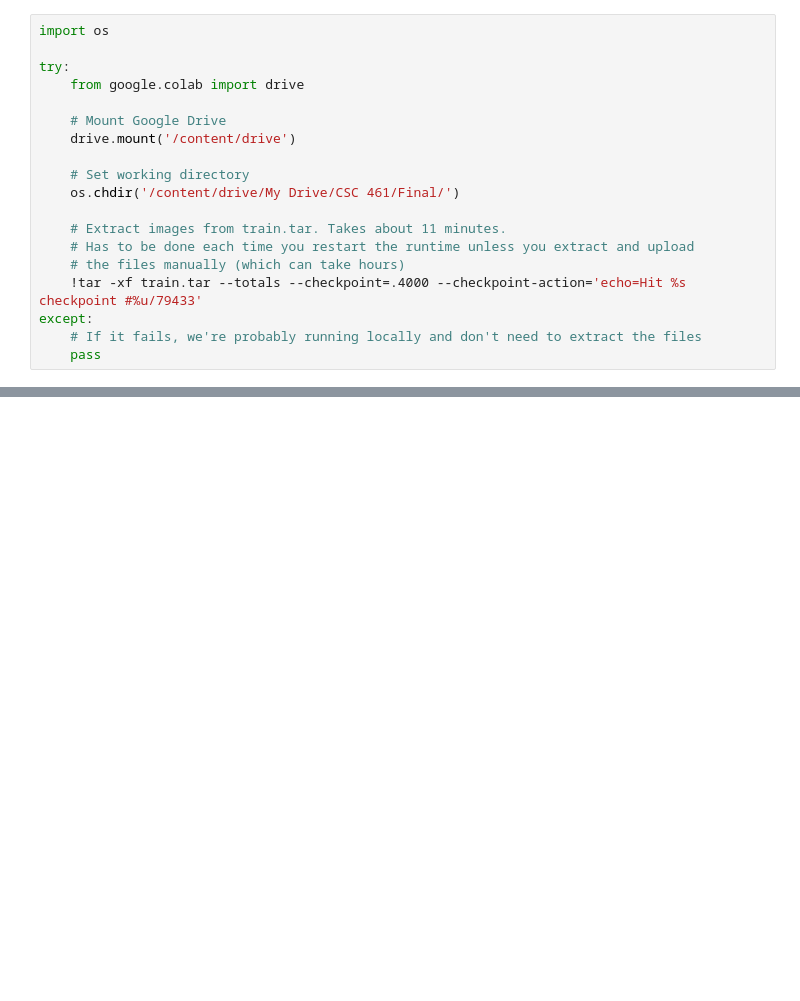
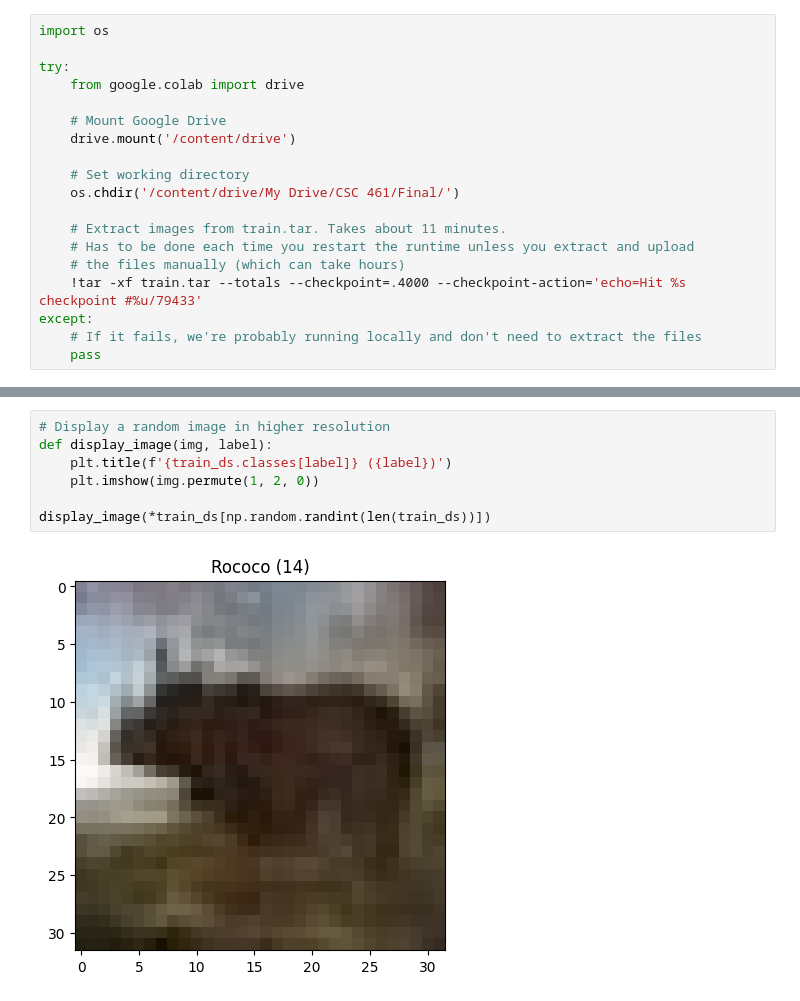
Before and after one commit to carlstoker/CSC461-Final, a Jupyter notebook: final.ipynb, the cells around one changed output, grey strips where cells are left out. Cells and saved outputs as stored; diff of their text form; blank space fills up the shorter version.

```diff
--- a/final.ipynb
+++ b/final.ipynb
@@ -46,0 +227,9 @@ train, val = train_test_split(train, test_size=0.11, random_state=461, stratify=
+# %%
+# Display a random image in higher resolution
+def display_image(img, label):
+    plt.title(f'{train_ds.classes[label]} ({label})')
+    plt.imshow(img.permute(1, 2, 0))
+
+display_image(*train_ds[np.random.randint(len(train_ds))])
+# %% [output]
+[figure, added]
```
Also changed, not shown: parts of 17 cells of this notebook.
